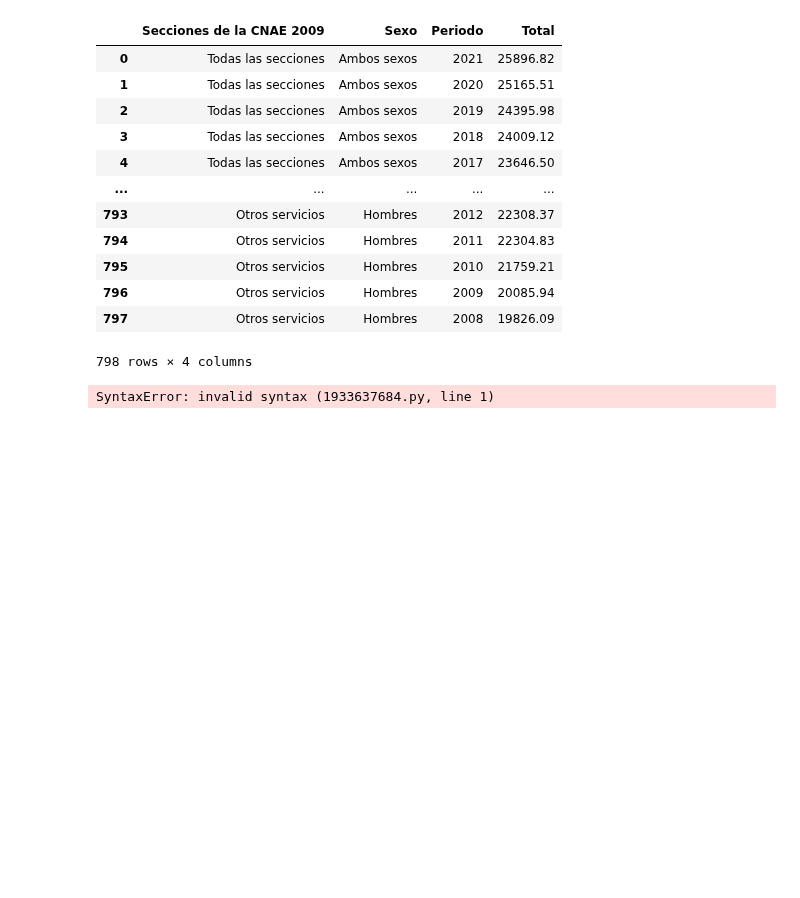
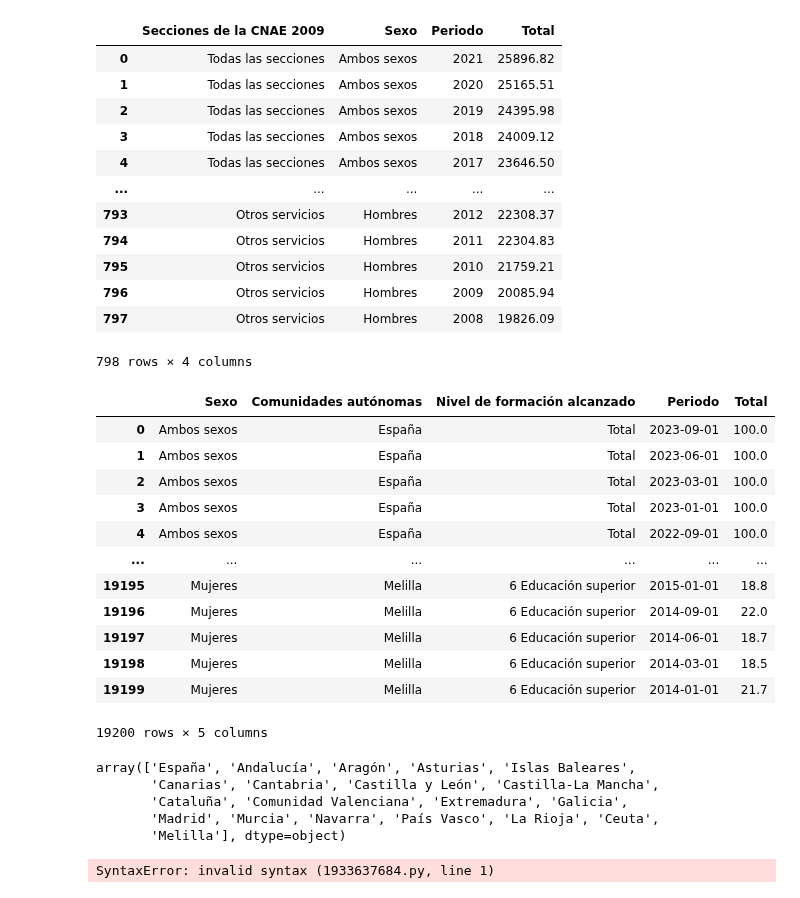
Before and after one commit to Gbau11/Empleo-Espa-a, a Jupyter notebook: code/paro_actividad.ipynb, the cells around one changed output. Drawn from its saved outputs; the diff is of its cells as text; code cells hidden in the pictures; blank space fills up the shorter version.

```diff
--- a/code/paro_actividad.ipynb
+++ b/code/paro_actividad.ipynb
@@ -340,6 +340,12 @@ array(['Total', 'Analfabetos', 'Estudios primarios incompletos',
        'Segunda etapa de educación secundaria, con orientación general',
        'Segunda etapa de educación secundaria con orientación profesional (incluye educación postsecundaria no superior)',
        'Educación superior'], dtype=object)
+# %%
+estudios['Nivel de formación alcanzado'] = estudios['Nivel de formación alcanzado'].str.replace('Primera etapa de educación secundaria y similar','Educación secundaria').str.replace('Segunda etapa de educación secundaria, con orientación general','Bachillerato').str.replace('Segunda etapa de educación secundaria con orientación profesional (incluye educación postsecundaria no superior)','Bachillerato y FP inferior a 2 años')
+# %%
+estudios['Nivel de formación alcanzado'] = estudios['Nivel de formación alcanzado'].str.replace('Analfabetos','0 Analfabetos').str.replace('Estudios primarios incompletos','1 Estudios primarios incompletos').str.replace('Educación primaria','2 Educación primaria').str.replace('Educación secundaria','3 Educación secundaria').str.replace('Bachillerato','4 Bachillerato').str.replace('Bachillerato y FP inferior a 2 años','5 Bachillerato y FP inferior a 2 años').str.replace('Educación superior','6 Educación superior')
+# %%
+estudios['Nivel de formación alcanzado'] = estudios['Nivel de formación alcanzado'].str.replace('4 5 Bachillerato y FP inferior a 2 años','5 Bachillerato y FP inferior a 2 años')
 # %%
 estu
 # %% [output]
@@ -990,6 +996,30 @@ sal_act
 | 796 | Otros servicios | Hombres | 2009 | 20085.94 |
 | 797 | Otros servicios | Hombres | 2008 | 19826.09 |
 798 rows × 4 columns
+# %%
+estudios
+# %% [output]
+|  | Sexo | Comunidades autónomas | Nivel de formación alcanzado | Periodo | Total |
+| 0 | Ambos sexos | España | Total | 2023-09-01 | 100.0 |
+| 1 | Ambos sexos | España | Total | 2023-06-01 | 100.0 |
+| 2 | Ambos sexos | España | Total | 2023-03-01 | 100.0 |
+| 3 | Ambos sexos | España | Total | 2023-01-01 | 100.0 |
+| 4 | Ambos sexos | España | Total | 2022-09-01 | 100.0 |
+| ... | ... | ... | ... | ... | ... |
+| 19195 | Mujeres | Melilla | 6 Educación superior | 2015-01-01 | 18.8 |
+| 19196 | Mujeres | Melilla | 6 Educación superior | 2014-09-01 | 22.0 |
+| 19197 | Mujeres | Melilla | 6 Educación superior | 2014-06-01 | 18.7 |
+| 19198 | Mujeres | Melilla | 6 Educación superior | 2014-03-01 | 18.5 |
+| 19199 | Mujeres | Melilla | 6 Educación superior | 2014-01-01 | 21.7 |
+19200 rows × 5 columns
+# %%
+estudios['Comunidades autónomas'].unique()
+# %% [output]
+array(['España', 'Andalucía', 'Aragón', 'Asturias', 'Islas Baleares',
+       'Canarias', 'Cantabria', 'Castilla y León', 'Castilla-La Mancha',
+       'Cataluña', 'Comunidad Valenciana', 'Extremadura', 'Galicia',
+       'Madrid', 'Murcia', 'Navarra', 'País Vasco', 'La Rioja', 'Ceuta',
+       'Melilla'], dtype=object)
 # %%
 .
 # %% [output]
```
Also changed, not shown: parts of 2 cells of this notebook, 1 other file.
